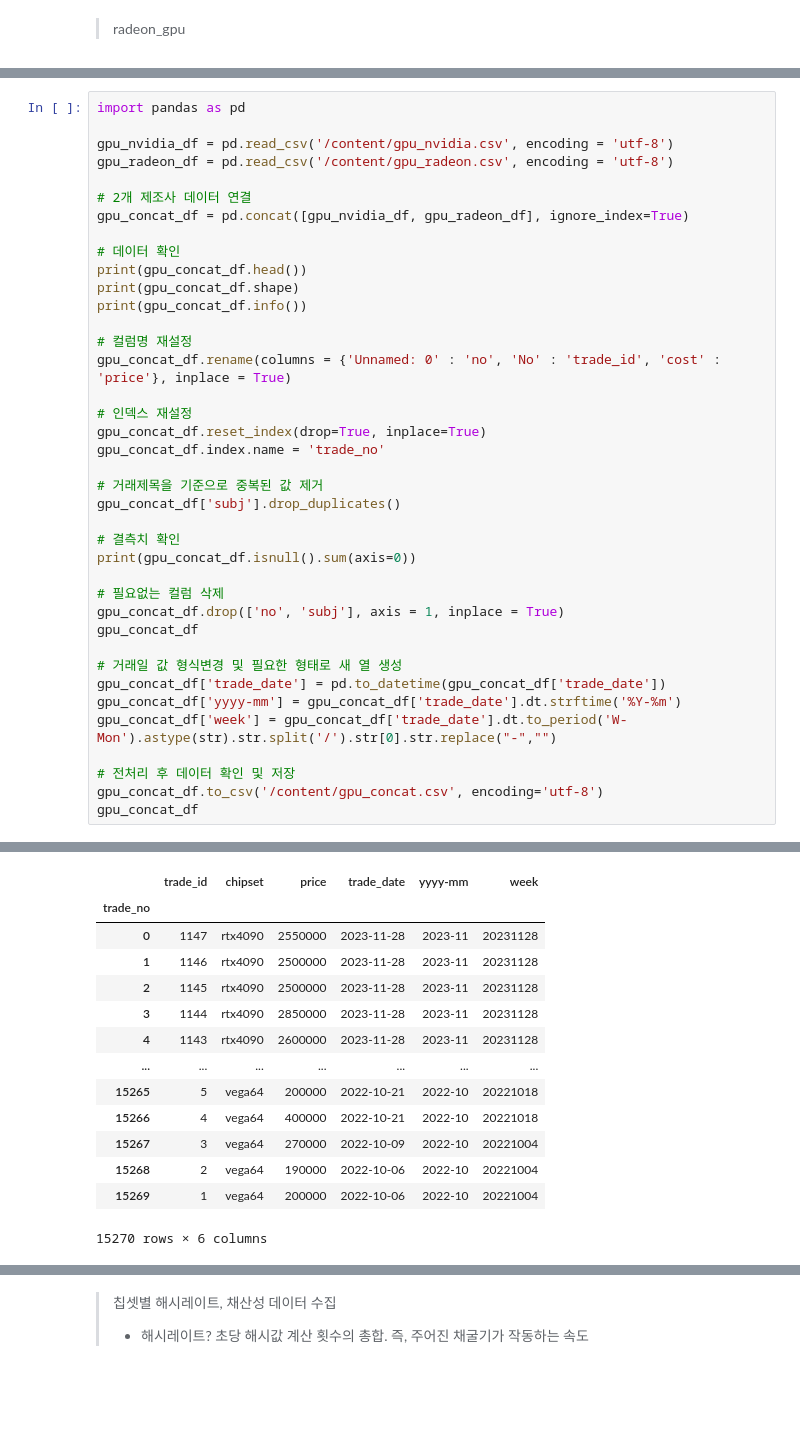
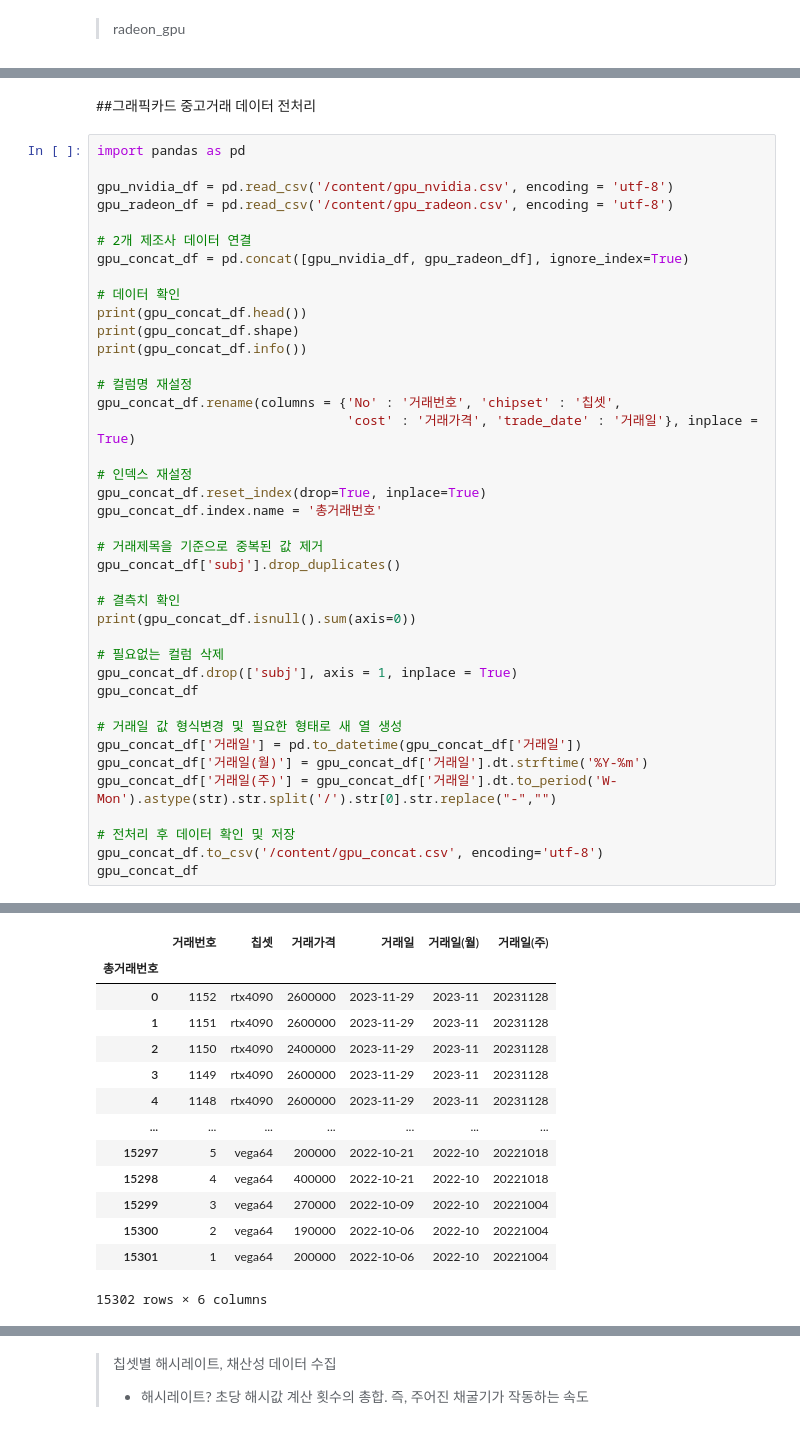
Before and after one commit to jaemin-i/bigdata_project, a Jupyter notebook: bigdata_project.ipynb, the cells around one changed output, grey strips where cells are left out. Cells and saved outputs as stored; diff of their text form; blank space fills up the shorter version.

```diff
--- a/bigdata_project.ipynb
+++ b/bigdata_project.ipynb
@@ -107,3 +122,5 @@ gpu_price_df.to_csv('/content/gpu_radeon.csv', encoding='utf-8')
+# %% [markdown]
+##그래픽카드 중고거래 데이터 전처리
 # %%
 import pandas as pd
 
@@ -119,11 +136,12 @@ print(gpu_concat_df.shape)
 print(gpu_concat_df.info())
 
 # 컬럼명 재설정
-gpu_concat_df.rename(columns = {'Unnamed: 0' : 'no', 'No' : 'trade_id', 'cost' : 'price'}, inplace = True)
+gpu_concat_df.rename(columns = {'No' : '거래번호', 'chipset' : '칩셋',
+                                'cost' : '거래가격', 'trade_date' : '거래일'}, inplace = True)
 
 # 인덱스 재설정
 gpu_concat_df.reset_index(drop=True, inplace=True)
-gpu_concat_df.index.name = 'trade_no'
+gpu_concat_df.index.name = '총거래번호'
 
 # 거래제목을 기준으로 중복된 값 제거
 gpu_concat_df['subj'].drop_duplicates()
@@ -132,13 +150,13 @@ gpu_concat_df['subj'].drop_duplicates()
 print(gpu_concat_df.isnull().sum(axis=0))
 
 # 필요없는 컬럼 삭제
-gpu_concat_df.drop(['no', 'subj'], axis = 1, inplace = True)
+gpu_concat_df.drop(['subj'], axis = 1, inplace = True)
 gpu_concat_df
 
 # 거래일 값 형식변경 및 필요한 형태로 새 열 생성
-gpu_concat_df['trade_date'] = pd.to_datetime(gpu_concat_df['trade_date'])
-gpu_concat_df['yyyy-mm'] = gpu_concat_df['trade_date'].dt.strftime('%Y-%m')
-gpu_concat_df['week'] = gpu_concat_df['trade_date'].dt.to_period('W-Mon').astype(str).str.split('/').str[0].str.replace("-","")
+gpu_concat_df['거래일'] = pd.to_datetime(gpu_concat_df['거래일'])
+gpu_concat_df['거래일(월)'] = gpu_concat_df['거래일'].dt.strftime('%Y-%m')
+gpu_concat_df['거래일(주)'] = gpu_concat_df['거래일'].dt.to_period('W-Mon').astype(str).str.split('/').str[0].str.replace("-","")
 
 # 전처리 후 데이터 확인 및 저장
 gpu_concat_df.to_csv('/content/gpu_concat.csv', encoding='utf-8')
@@ -163,16 +181,16 @@ trade_date    0
 dtype: int64
-|  | trade_id | chipset | price | trade_date | yyyy-mm | week |
-| trade_no |  |  |  |  |  |  |
-| 0 | 1147 | rtx4090 | 2550000 | 2023-11-28 | 2023-11 | 20231128 |
-| 1 | 1146 | rtx4090 | 2500000 | 2023-11-28 | 2023-11 | 20231128 |
-| 2 | 1145 | rtx4090 | 2500000 | 2023-11-28 | 2023-11 | 20231128 |
-| 3 | 1144 | rtx4090 | 2850000 | 2023-11-28 | 2023-11 | 20231128 |
-| 4 | 1143 | rtx4090 | 2600000 | 2023-11-28 | 2023-11 | 20231128 |
+|  | 거래번호 | 칩셋 | 거래가격 | 거래일 | 거래일(월) | 거래일(주) |
+| 총거래번호 |  |  |  |  |  |  |
+| 0 | 1152 | rtx4090 | 2600000 | 2023-11-29 | 2023-11 | 20231128 |
+| 1 | 1151 | rtx4090 | 2600000 | 2023-11-29 | 2023-11 | 20231128 |
+| 2 | 1150 | rtx4090 | 2400000 | 2023-11-29 | 2023-11 | 20231128 |
+| 3 | 1149 | rtx4090 | 2600000 | 2023-11-29 | 2023-11 | 20231128 |
+| 4 | 1148 | rtx4090 | 2600000 | 2023-11-29 | 2023-11 | 20231128 |
 | ... | ... | ... | ... | ... | ... | ... |
-| 15265 | 5 | vega64 | 200000 | 2022-10-21 | 2022-10 | 20221018 |
-| 15266 | 4 | vega64 | 400000 | 2022-10-21 | 2022-10 | 20221018 |
-| 15267 | 3 | vega64 | 270000 | 2022-10-09 | 2022-10 | 20221004 |
-| 15268 | 2 | vega64 | 190000 | 2022-10-06 | 2022-10 | 20221004 |
-| 15269 | 1 | vega64 | 200000 | 2022-10-06 | 2022-10 | 20221004 |
+| 15297 | 5 | vega64 | 200000 | 2022-10-21 | 2022-10 | 20221018 |
+| 15298 | 4 | vega64 | 400000 | 2022-10-21 | 2022-10 | 20221018 |
+| 15299 | 3 | vega64 | 270000 | 2022-10-09 | 2022-10 | 20221004 |
+| 15300 | 2 | vega64 | 190000 | 2022-10-06 | 2022-10 | 20221004 |
+| 15301 | 1 | vega64 | 200000 | 2022-10-06 | 2022-10 | 20221004 |
-15270 rows × 6 columns
+15302 rows × 6 columns
 # %% [markdown]
```
Also changed, not shown: parts of 71 cells of this notebook, 6 other files.
